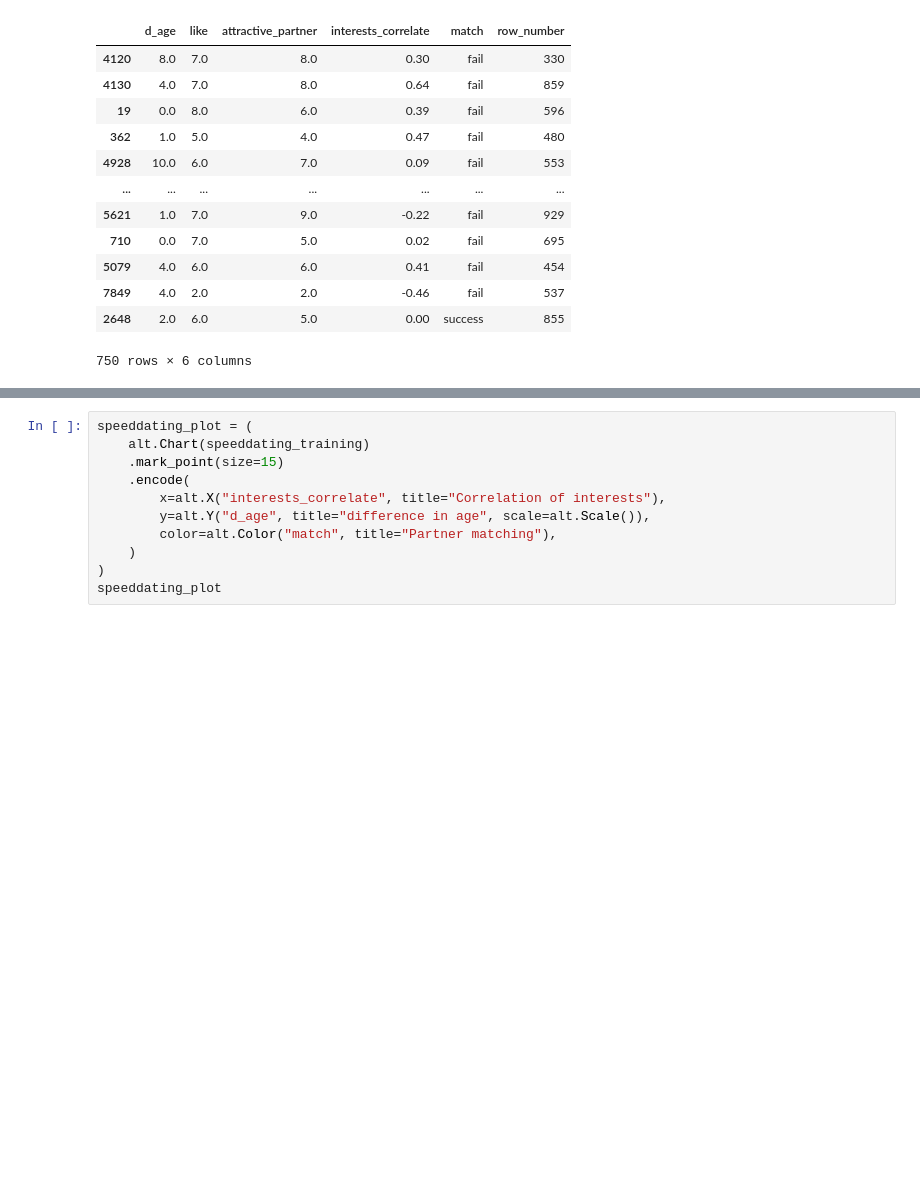
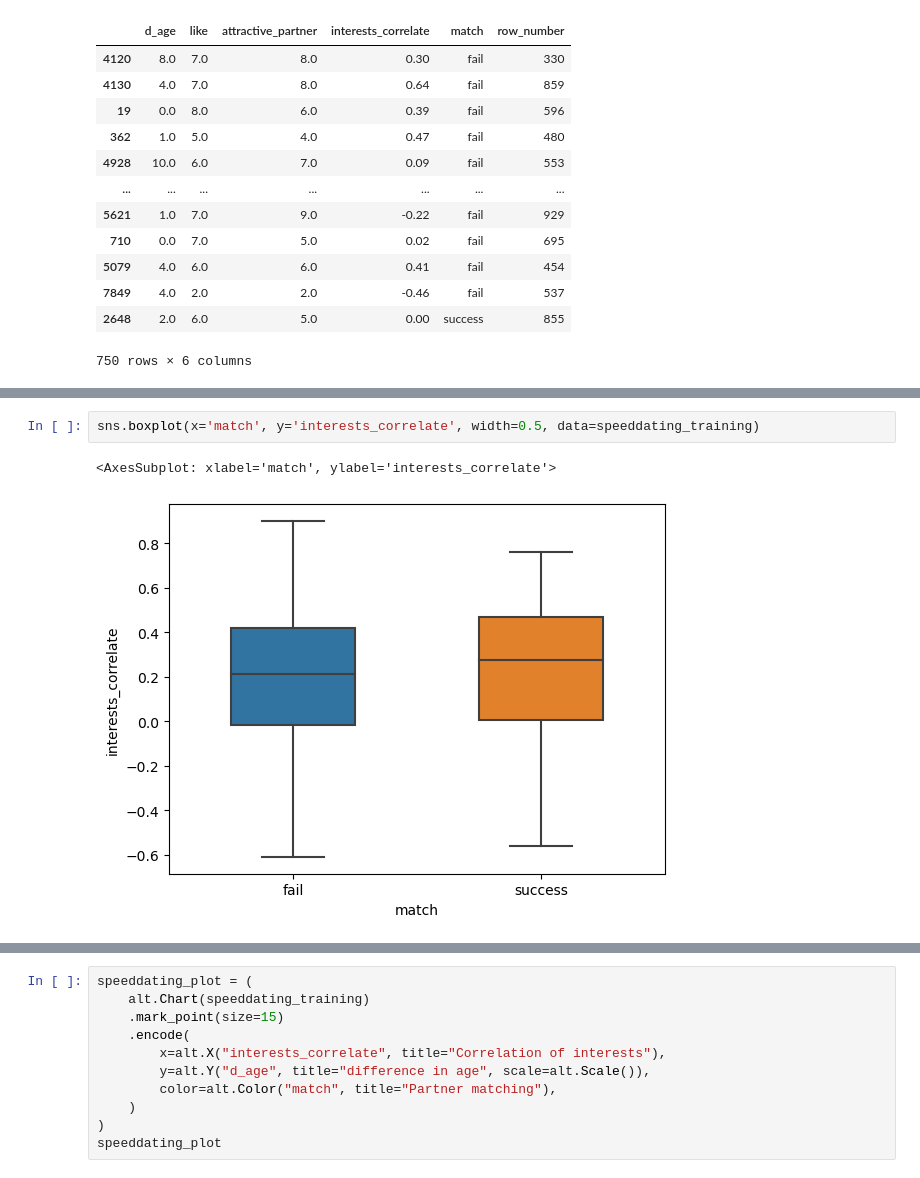
Before and after one commit to mkimur02/final_project_dsci100, a Jupyter notebook: Untitled.ipynb, the cells around one changed output, grey strips where cells are left out. Drawn from its saved outputs; the diff is of its cells as text; blank space fills up the shorter version.

Commit message:
boxplot change

```diff
--- a/Untitled.ipynb
+++ b/Untitled.ipynb
@@ -129,2 +129,7 @@ plot.show()
 # %% [output]
 [figure]
+# %%
+sns.boxplot(x='match', y='interests_correlate', width=0.5, data=speeddating_training)
+# %% [output]
+<AxesSubplot: xlabel='match', ylabel='interests_correlate'>
+[figure, added]
```
Also changed, not shown: parts of 2 cells of this notebook.
